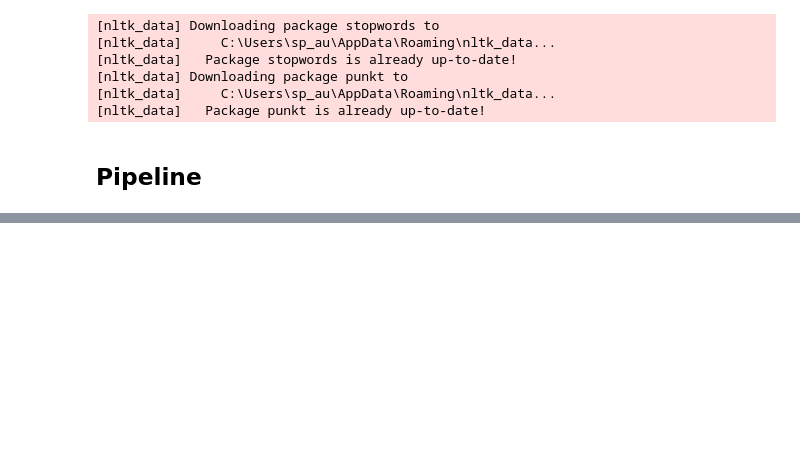
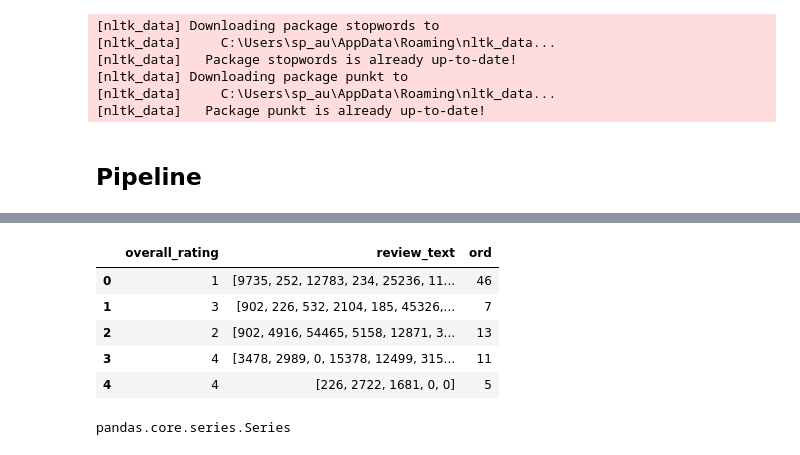
Before and after one commit to augustocamargo/NLPortugues_EP2, a Jupyter notebook: NLPortugues_EP2.ipynb, the cells around one changed output, grey strips where cells are left out. Saved outputs shown, nothing was run; the diff lists cells and outputs as text; code cells hidden in the pictures; blank space fills up the shorter version.

```diff
--- a/NLPortugues_EP2.ipynb
+++ b/NLPortugues_EP2.ipynb
@@ -162,7 +162,7 @@ b2wCorpus.shape
 # %%
 #b2wCorpus = b2wCorpus[b2wCorpus.ord != 0]
 b2wCorpus = b2wCorpus.drop(b2wCorpus[b2wCorpus.ord < 5].index)
-b2wCorpus = b2wCorpus.drop(b2wCorpus[b2wCorpus.ord > 30].index)
+b2wCorpus = b2wCorpus.drop(b2wCorpus[b2wCorpus.ord > 50].index)
 # %%
 b2wCorpus.shape
 # %% [output]
@@ -170,2 +170,15 @@ b2wCorpus.shape
 # %%
 b2wCorpus.reset_index(drop=True, inplace=True)
+# %%
+b2wCorpus.head()
+# %% [output]
+|  | overall_rating | review_text | ord |
+| 0 | 1 | [9735, 252, 12783, 234, 25236, 11... | 46 |
+| 1 | 3 | [902, 226, 532, 2104, 185, 45326,... | 7 |
+| 2 | 2 | [902, 4916, 54465, 5158, 12871, 3... | 13 |
+| 3 | 4 | [3478, 2989, 0, 15378, 12499, 315... | 11 |
+| 4 | 4 | [226, 2722, 1681, 0, 0] | 5 |
+# %%
+type(b2wCorpus.review_text)
+# %% [output]
+pandas.core.series.Series
```
Also changed, not shown: parts of 14 cells of this notebook.
